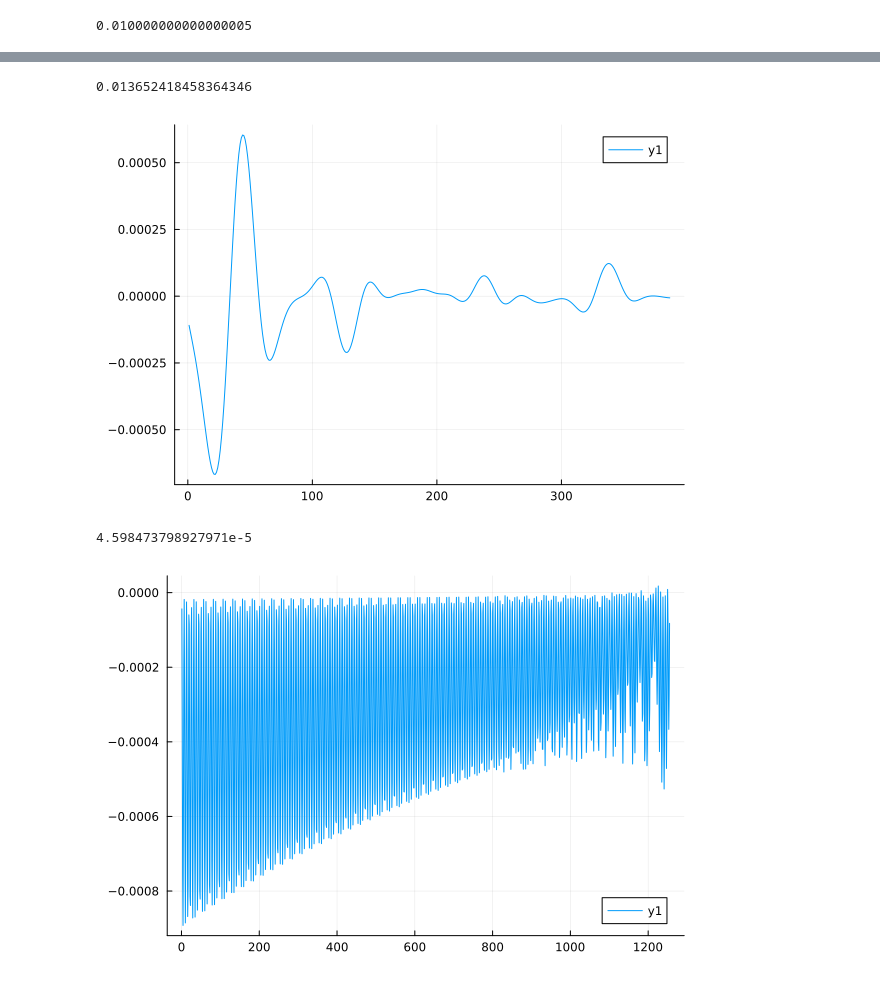
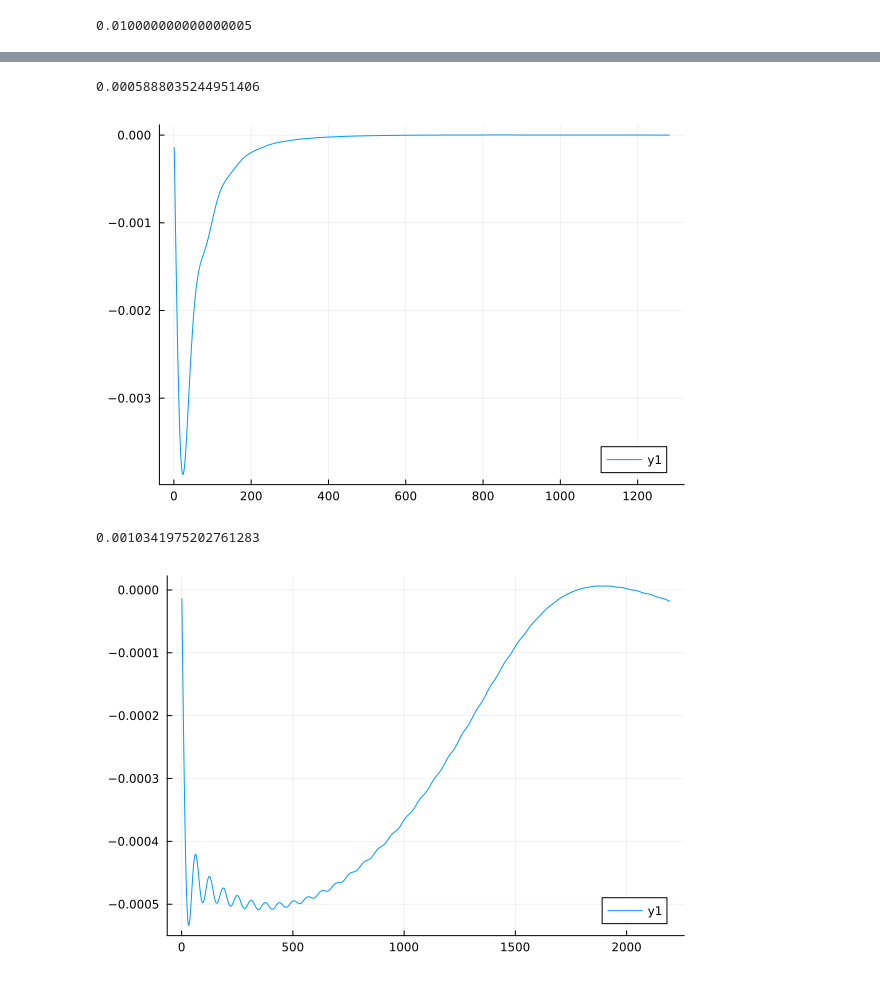
Before and after one commit to zpopovych/OQSID-thesis, a Jupyter notebook: LARGE_GAMMAS/TrDist.ipynb, the cells around one changed output, grey strips where cells are left out. Cells and saved outputs as stored; diff of their text form; code cells hidden in the pictures.

```diff
--- a/LARGE_GAMMAS/TrDist.ipynb
+++ b/LARGE_GAMMAS/TrDist.ipynb
@@ -41,13 +39,9 @@ TrDist(ρ₁, ρ₂)
 # %% [output]
 0.010000000000000005
 # %%
-data_dir = "../DATA/"
+data_dir = ""
 println(data_dir)
 
-models_dir = "../MODELS/"
-tests_dir = "../TESTS/"
+γ = [ "25.133", "79.477", "251.33"]
 
-γ = [ "0.079477",  "0.25133", "0.79477", "2.5133", "7.9477", "25.133", "79.477", "251.33"]
-
-dodeca_files = ["State_D"*string(n) for n=1:20];
-basis_files = ["State_B"*string(n) for n=1:4];
+basis_files = ["State_B"*string(n) for n=1:6];
@@ -99,18 +114,18 @@ ylabel!("non-Markovianity measure, N")
 # %%
-ρs₁, t₁ = LiPoSID.get_rho_series(data_dir*dodeca_files[1]*"_2CUT_data.h5", γ[end])
-ρs₂, t₂ = LiPoSID.get_rho_series(data_dir*dodeca_files[19]*"_2CUT_data.h5", γ[end])
+ρs₁, t₁ = LiPoSID.get_rho_series(data_dir*basis_files[5]*"_data.h5", γ[end])
+ρs₂, t₂ = LiPoSID.get_rho_series(data_dir*basis_files[6]*"_data.h5", γ[end])
 dD = diff([TrDist(ρ₁, ρ₂) for (ρ₁, ρ₂) in zip(ρs₁, ρs₂)])
 print(sum(dD[dD.>0]))
 plot(dD)
 # %% [output]
-0.013652418458364346
+0.0005888035244951406
-[figure, old version]
+[figure, new version]
 # %%
-ρs₁, t₁ = LiPoSID.get_rho_series(data_dir*dodeca_files[1]*"_2CUT_data.h5", γ[1])
-ρs₂, t₂ = LiPoSID.get_rho_series(data_dir*dodeca_files[2]*"_2CUT_data.h5", γ[1])
+ρs₁, t₁ = LiPoSID.get_rho_series(data_dir*basis_files[5]*"_data.h5", γ[1])
+ρs₂, t₂ = LiPoSID.get_rho_series(data_dir*basis_files[6]*"_data.h5", γ[1])
 dD = diff([TrDist(ρ₁, ρ₂) for (ρ₁, ρ₂) in zip(ρs₁, ρs₂)])
 print(sum(dD[dD.>0]))
 plot(dD)
 # %% [output]
-4.598473798927971e-5
+0.0010341975202761283
-[figure, old version]
+[figure, new version]
```
Also changed, not shown: parts of 10 cells of this notebook, 4 other files.
